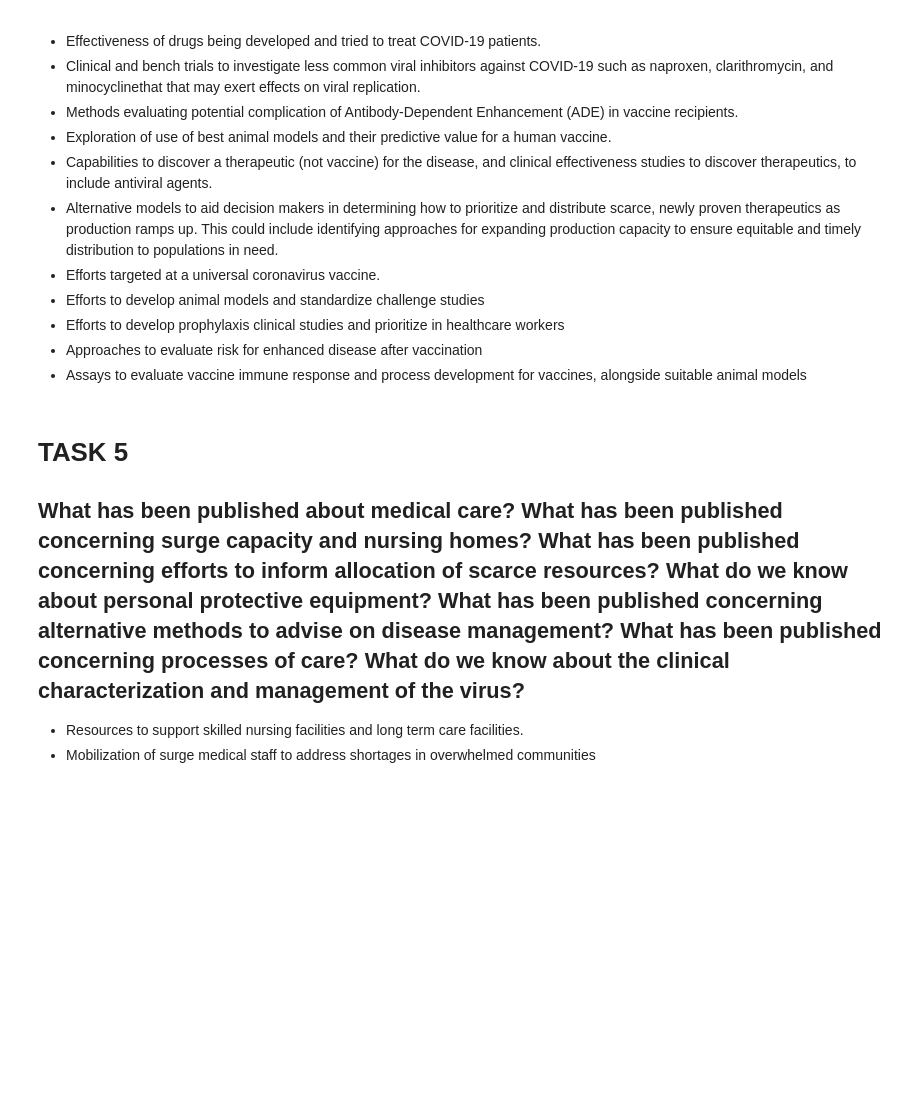
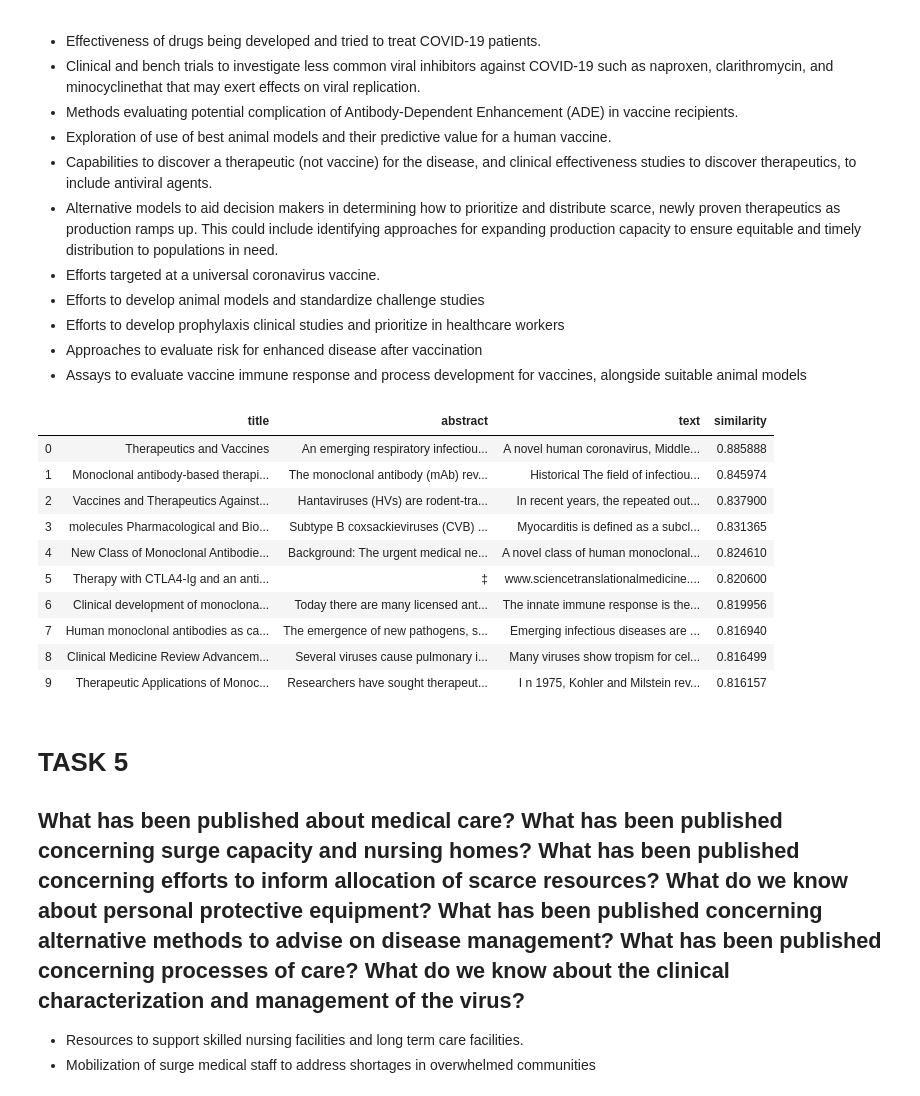
Before and after one commit to tableClothed/COVID-challenge, a Jupyter notebook: nlp.ipynb, the cells around one changed output. Cells and saved outputs as stored; diff of their text form; code cells hidden in the pictures; blank space fills up the shorter version.

```diff
--- a/nlp.ipynb
+++ b/nlp.ipynb
@@ -104,7 +148,21 @@ tags3 = nlp('genetics origin evolution animal range host')
 - Approaches to evaluate risk for enhanced disease after vaccination
 - Assays to evaluate vaccine immune response and process development for vaccines, alongside suitable animal models
 # %%
-tags4 = nlp('vaccines therapeutics drugs antibody effectiveness')
+tags = nlp('vaccines therapeutics drugs antibody effectiveness')
+task4 = find_similarity(tags)
+task4
+# %% [output]
+|  | title | abstract | text | similarity |
+| 0 | Therapeutics and Vaccines | An emerging respiratory infectiou... | A novel human coronavirus, Middle... | 0.885888 |
+| 1 | Monoclonal antibody-based therapi... | The monoclonal antibody (mAb) rev... | Historical The field of infectiou... | 0.845974 |
+| 2 | Vaccines and Therapeutics Against... | Hantaviruses (HVs) are rodent-tra... | In recent years, the repeated out... | 0.837900 |
+| 3 | molecules Pharmacological and Bio... | Subtype B coxsackieviruses (CVB) ... | Myocarditis is defined as a subcl... | 0.831365 |
+| 4 | New Class of Monoclonal Antibodie... | Background: The urgent medical ne... | A novel class of human monoclonal... | 0.824610 |
+| 5 | Therapy with CTLA4-Ig and an anti... | ‡ | www.sciencetranslationalmedicine.... | 0.820600 |
+| 6 | Clinical development of monoclona... | Today there are many licensed ant... | The innate immune response is the... | 0.819956 |
+| 7 | Human monoclonal antibodies as ca... | The emergence of new pathogens, s... | Emerging infectious diseases are ... | 0.816940 |
+| 8 | Clinical Medicine Review Advancem... | Several viruses cause pulmonary i... | Many viruses show tropism for cel... | 0.816499 |
+| 9 | Therapeutic Applications of Monoc... | Researchers have sought therapeut... | I n 1975, Kohler and Milstein rev... | 0.816157 |
 # %% [markdown]
 # TASK 5
 ## What has been published about medical care? What has been published concerning surge capacity and nursing homes? What has been published concerning efforts to inform allocation of scarce resources? What do we know about personal protective equipment? What has been published concerning alternative methods to advise on disease management? What has been published concerning processes of care? What do we know about the clinical characterization and management of the virus?
```
Also changed, not shown: parts of 14 cells of this notebook, 11 other files.
